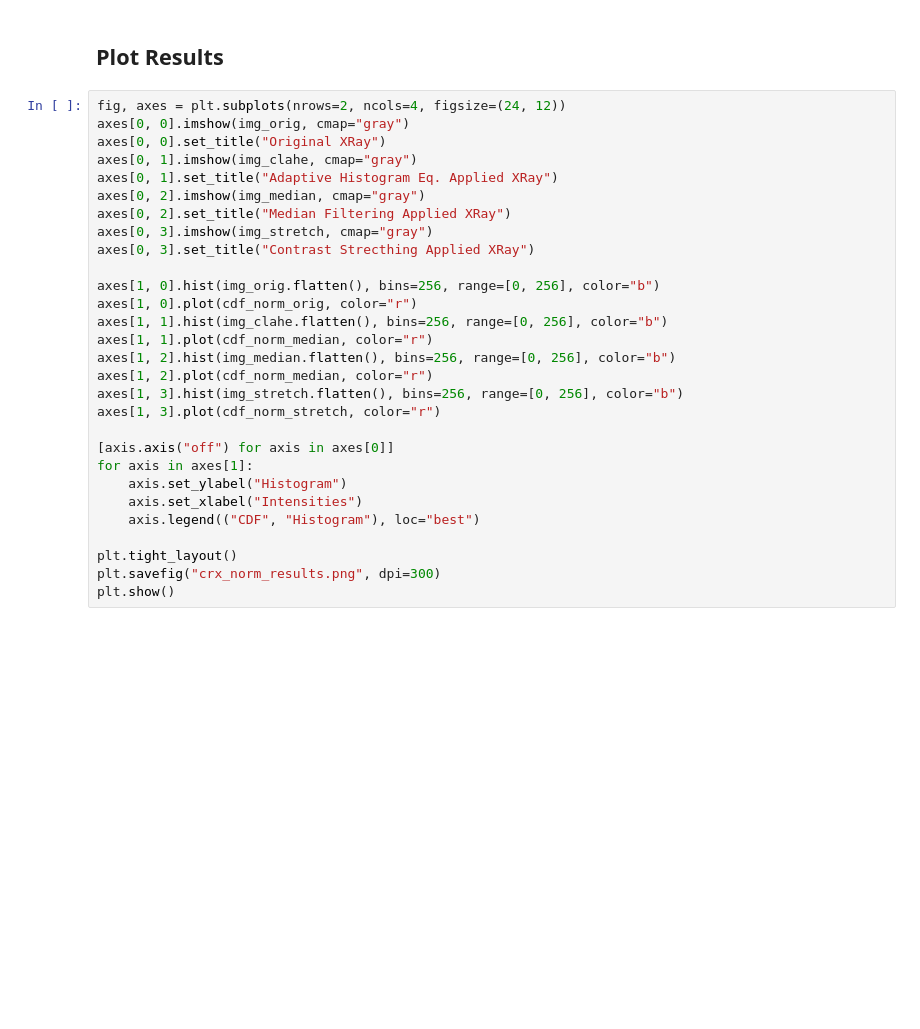
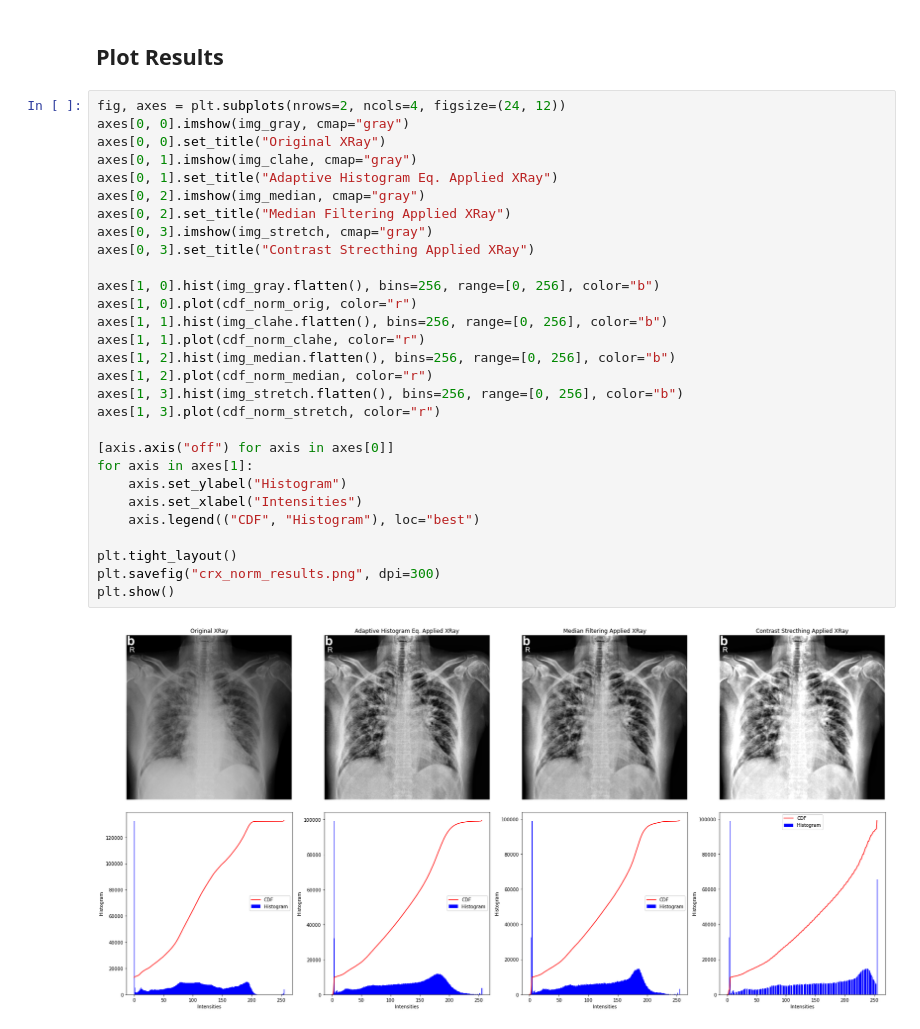
Before and after one commit to batuhanfaik/itu-cmpe, a Jupyter notebook: CXR_Normalization.ipynb, the cells around one changed output. Cells and saved outputs as stored; diff of their text form; blank space fills up the shorter version.

```diff
--- a/CXR_Normalization.ipynb
+++ b/CXR_Normalization.ipynb
@@ -133,30 +133,32 @@ plt.show()
 ## Plot Results
 # %%
 fig, axes = plt.subplots(nrows=2, ncols=4, figsize=(24, 12))
-axes[0, 0].imshow(img_orig, cmap="gray")
+axes[0, 0].imshow(img_gray, cmap="gray")
 axes[0, 0].set_title("Original XRay")
 axes[0, 1].imshow(img_clahe, cmap="gray")
 axes[0, 1].set_title("Adaptive Histogram Eq. Applied XRay")
 axes[0, 2].imshow(img_median, cmap="gray")
 axes[0, 2].set_title("Median Filtering Applied XRay")
 axes[0, 3].imshow(img_stretch, cmap="gray")
 axes[0, 3].set_title("Contrast Strecthing Applied XRay")
 
-axes[1, 0].hist(img_orig.flatten(), bins=256, range=[0, 256], color="b")
+axes[1, 0].hist(img_gray.flatten(), bins=256, range=[0, 256], color="b")
 axes[1, 0].plot(cdf_norm_orig, color="r")
 axes[1, 1].hist(img_clahe.flatten(), bins=256, range=[0, 256], color="b")
-axes[1, 1].plot(cdf_norm_median, color="r")
+axes[1, 1].plot(cdf_norm_clahe, color="r")
 axes[1, 2].hist(img_median.flatten(), bins=256, range=[0, 256], color="b")
 axes[1, 2].plot(cdf_norm_median, color="r")
 axes[1, 3].hist(img_stretch.flatten(), bins=256, range=[0, 256], color="b")
 axes[1, 3].plot(cdf_norm_stretch, color="r")
 
 [axis.axis("off") for axis in axes[0]]
 for axis in axes[1]:
     axis.set_ylabel("Histogram")
     axis.set_xlabel("Intensities")
     axis.legend(("CDF", "Histogram"), loc="best")
 
 plt.tight_layout()
 plt.savefig("crx_norm_results.png", dpi=300)
 plt.show()
+# %% [output]
+[figure, added]
```
Also changed, not shown: parts of 6 cells of this notebook.
